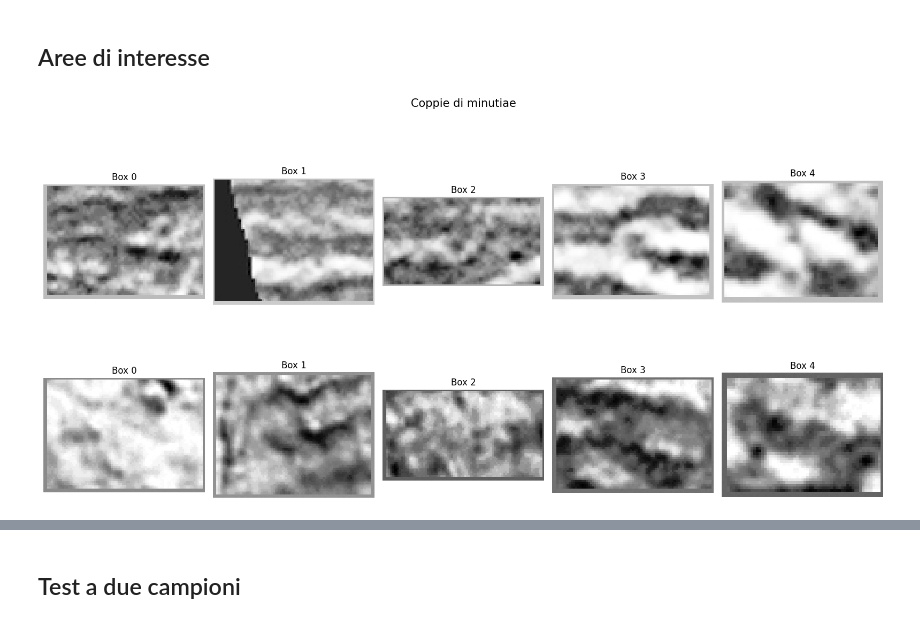
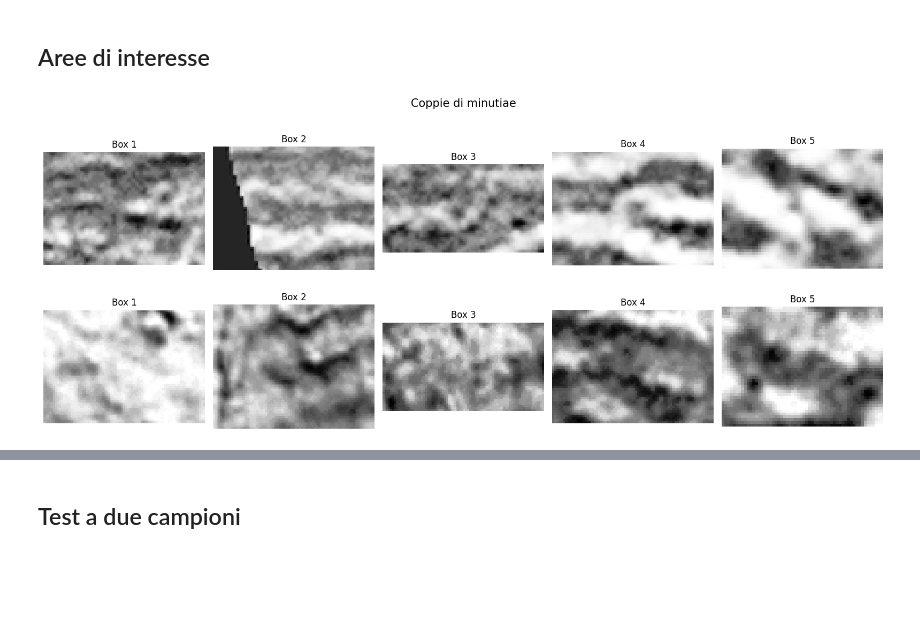
Before and after one commit to apiraccini/canova_fingerprints, a Jupyter notebook: final/analisi.ipynb, the cells around one changed output, grey strips where cells are left out. Saved outputs shown, nothing was run; the diff lists cells and outputs as text; code cells hidden in the pictures; blank space fills up the shorter version.

```diff
--- a/final/analisi.ipynb
+++ b/final/analisi.ipynb
@@ -43,22 +43,42 @@ images = [im.convert('L') for im in images]
 # %%
 # define boxes
 
+# vertices1 = [
+#     # y1 (topleft), y2, x1 (bottomright), x2
+#     [491, 552, 395, 481], # box 1, in alto poi antiorario
+#     [623, 695, 50, 142],
+#     [673, 721, 168, 255],
+#     [760, 815, 368, 445],
+#     [733, 779, 508, 569]
+# ]
+
+# vertices2 = [
+#     [435, 496, 592, 678],
+#     [640, 713, 282, 376],
+#     [664, 713, 406, 493],
+#     [705, 760, 621, 698],
+#     [648, 695, 749, 810]
+# ]
+
+# narrower to remove the box
 vertices1 = [
     # y1 (topleft), y2, x1 (bottomright), x2
-    [491, 552, 395, 481], # box 1, in alto poi antiorario
-    [623, 695, 50, 142],
-    [673, 721, 168, 255],
-    [760, 815, 368, 445],
-    [733, 779, 508, 569]
+    [492, 550, 397, 480], # box 1, in alto poi antiorario
+    [624, 693, 51, 141],
+    [674, 720, 169, 253],
+    [761, 813, 369, 443],
+    [734, 777, 509, 567]
 ]
 
 vertices2 = [
-    [435, 496, 592, 678],
-    [640, 713, 282, 376],
-    [664, 713, 406, 493],
-    [705, 760, 621, 698],
-    [648, 695, 749, 810]
+    [436, 494, 594, 677],
+    [642, 711, 284, 374],
+    [665, 711, 408, 492],
+    [706, 758, 623, 697],
+    [650, 693, 751, 809]
 ]
+
+
 
 ncrops = len(vertices1)
 crops = [
@@ -68,17 +88,17 @@ crops = [
 # %%
 # plot boxes
 
-fig, axs = plt.subplots(2, 5, figsize = (16, 9))
+fig, axs = plt.subplots(2, 5, figsize = (16, 7))
 fig.suptitle('Coppie di minutiae', fontsize = 15)
 
 for i in range(len(crops)):
     for j in range(ncrops):
         im = crops[i][j]
         axs[i][j].imshow(im, cmap='Greys')
         axs[i][j].axis('off')
-        axs[i][j].set_title(f'Box {j}')
+        axs[i][j].set_title(f'Box {j+1}')
 
 fig.tight_layout()
 plt.savefig(fig_path + 'paired_boxes.jpg')
 # %% [output]
-[figure, old version]
+[figure, new version]
```
Also changed, not shown: parts of 11 cells of this notebook, 2 other files.
